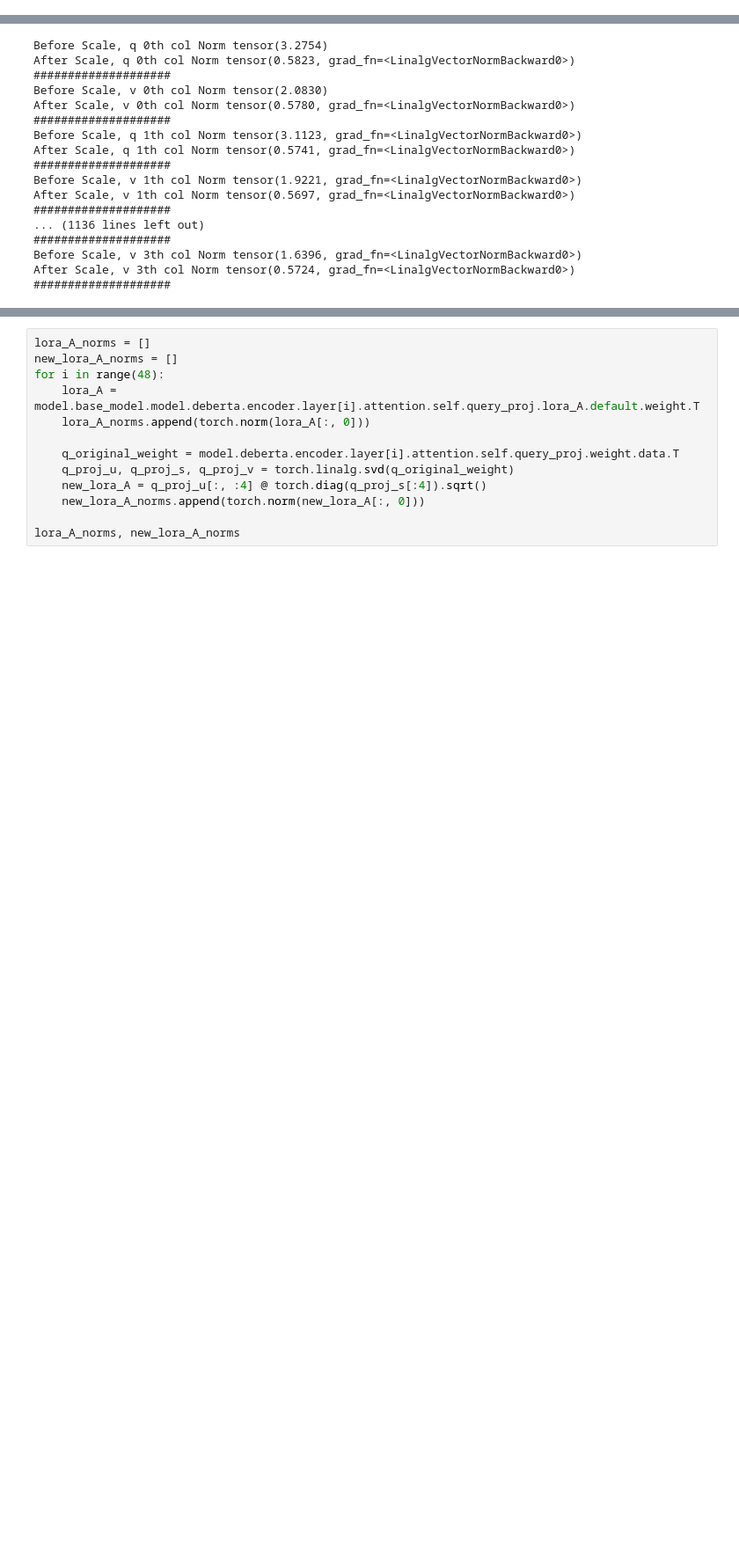
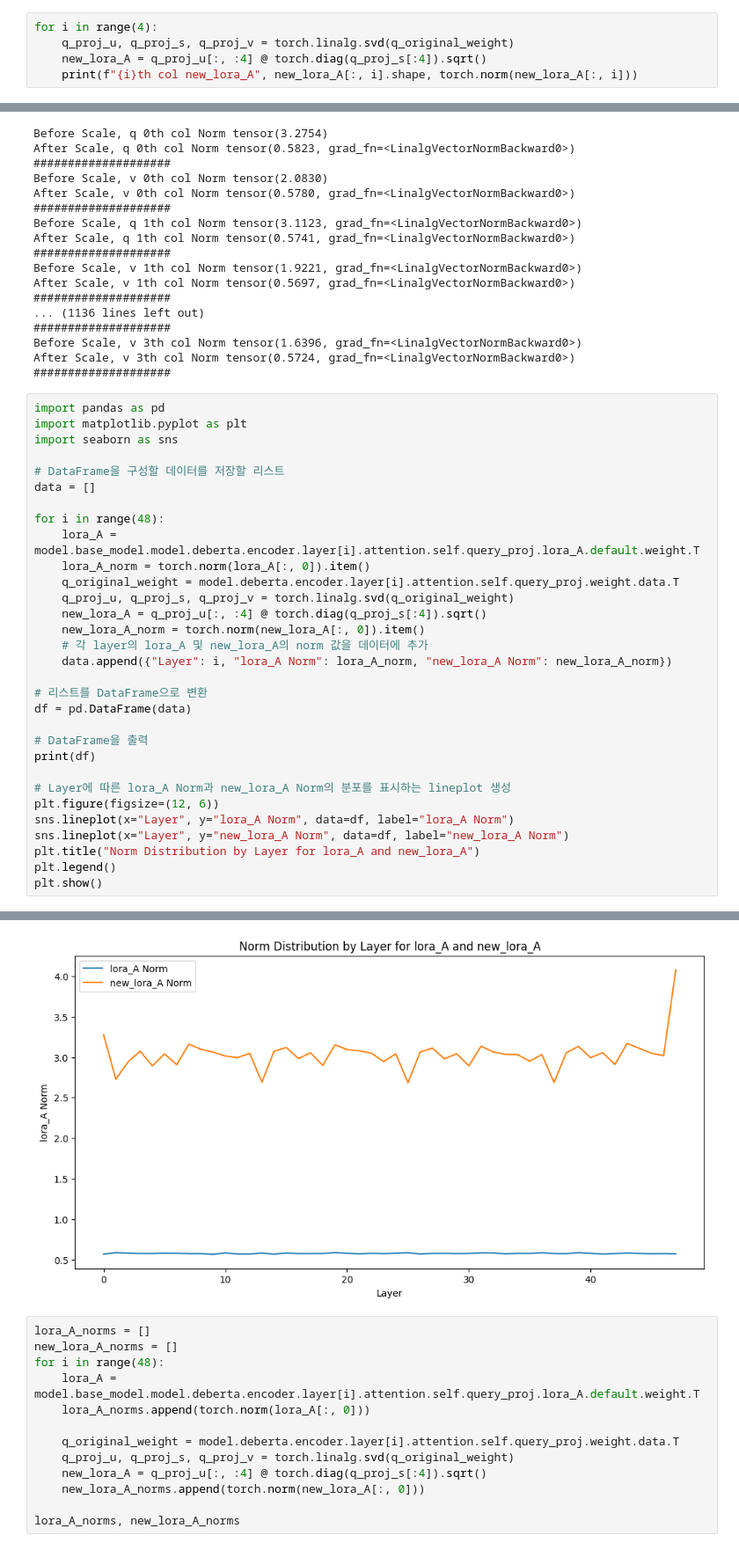
Before and after one commit to quasar529/low_rank, a Jupyter notebook: notebooks/svd_scale.ipynb, the cells around one changed output, grey strips where cells are left out. Shown at 88% size. Saved outputs shown, nothing was run; the diff lists cells and outputs as text; blank space fills up the shorter version.

```diff
--- a/notebooks/svd_scale.ipynb
+++ b/notebooks/svd_scale.ipynb
@@ -218,3 +218,8 @@ for i in range(4):
 1th col torch.Size([1536]) tensor(0.5873, grad_fn=<LinalgVectorNormBackward0>)
 2th col torch.Size([1536]) tensor(0.5792, grad_fn=<LinalgVectorNormBackward0>)
 3th col torch.Size([1536]) tensor(0.5762, grad_fn=<LinalgVectorNormBackward0>)
+# %%
+for i in range(4):
+    q_proj_u, q_proj_s, q_proj_v = torch.linalg.svd(q_original_weight)
+    new_lora_A = q_proj_u[:, :4] @ torch.diag(q_proj_s[:4]).sqrt()
+    print(f"{i}th col new_lora_A", new_lora_A[:, i].shape, torch.norm(new_lora_A[:, i]))
@@ -372,3 +382,35 @@ After Scale, v 1th col Norm tensor(0.5697, grad_fn=<LinalgVectorNormBackward0>)
 Before Scale, v 3th col Norm tensor(1.6396, grad_fn=<LinalgVectorNormBackward0>)
 After Scale, v 3th col Norm tensor(0.5724, grad_fn=<LinalgVectorNormBackward0>)
 ####################
+# %%
+import pandas as pd
+import matplotlib.pyplot as plt
+import seaborn as sns
+
+# DataFrame을 구성할 데이터를 저장할 리스트
+data = []
+
+for i in range(48):
+    lora_A = model.base_model.model.deberta.encoder.layer[i].attention.self.query_proj.lora_A.default.weight.T
+    lora_A_norm = torch.norm(lora_A[:, 0]).item()
+    q_original_weight = model.deberta.encoder.layer[i].attention.self.query_proj.weight.data.T
+    q_proj_u, q_proj_s, q_proj_v = torch.linalg.svd(q_original_weight)
+    new_lora_A = q_proj_u[:, :4] @ torch.diag(q_proj_s[:4]).sqrt()
+    new_lora_A_norm = torch.norm(new_lora_A[:, 0]).item()
+    # 각 layer의 lora_A 및 new_lora_A의 norm 값을 데이터에 추가
+    data.append({"Layer": i, "lora_A Norm": lora_A_norm, "new_lora_A Norm": new_lora_A_norm})
+
+# 리스트를 DataFrame으로 변환
+df = pd.DataFrame(data)
+
+# DataFrame을 출력
+print(df)
+
+# Layer에 따른 lora_A Norm과 new_lora_A Norm의 분포를 표시하는 lineplot 생성
+plt.figure(figsize=(12, 6))
+sns.lineplot(x="Layer", y="lora_A Norm", data=df, label="lora_A Norm")
+sns.lineplot(x="Layer", y="new_lora_A Norm", data=df, label="new_lora_A Norm")
+plt.title("Norm Distribution by Layer for lora_A and new_lora_A")
+plt.legend()
+plt.show()
+# %% [output]
@@ -375,3 +434,4 @@ After Scale, v 3th col Norm tensor(0.5724, grad_fn=<LinalgVectorNormBackward0>)
+[figure, added]
 # %%
 lora_A_norms = []
 new_lora_A_norms = []
```
Also changed, not shown: parts of 31 cells of this notebook, 4 other files.
